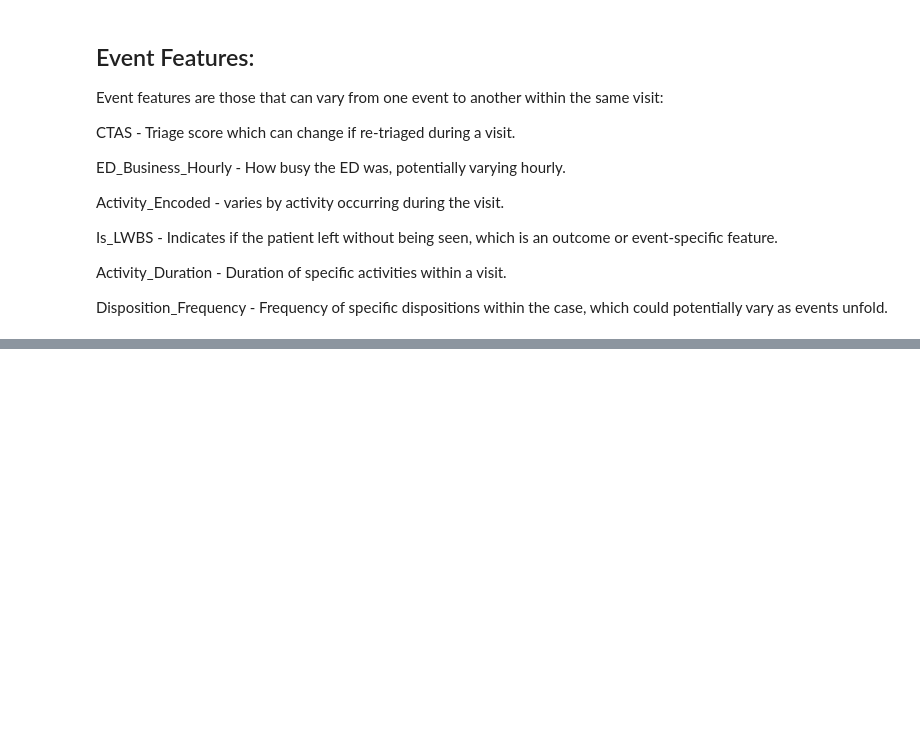
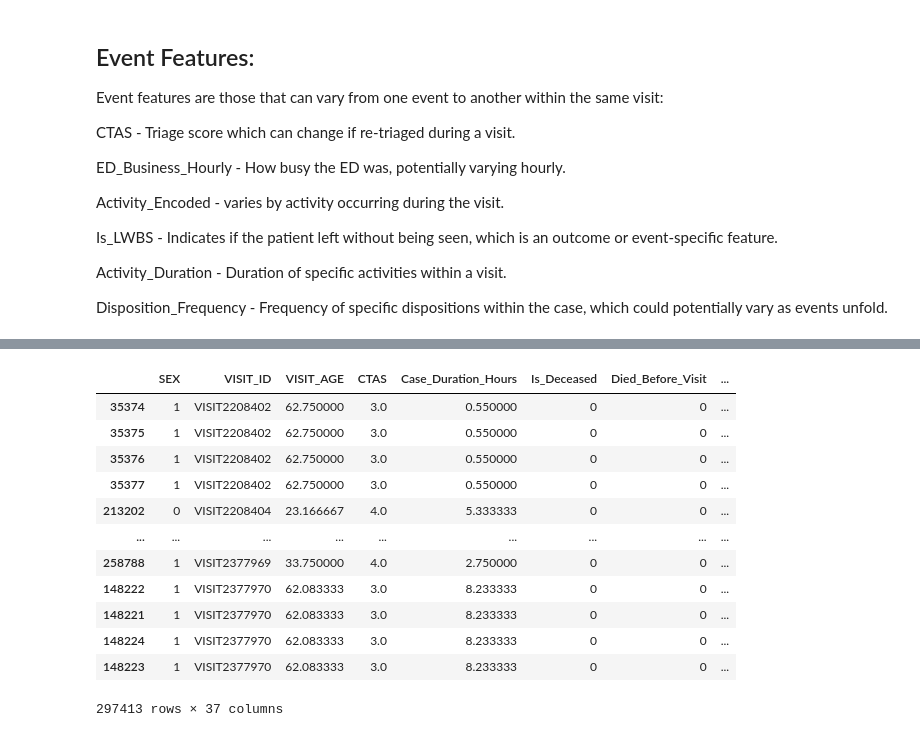
Before and after one commit to clariss95/Enhancing_XAI_MUN, a Jupyter notebook: deep_learning_model.ipynb, the cells around one changed output, grey strips where cells are left out. Saved outputs shown, nothing was run; the diff lists cells and outputs as text; code cells hidden in the pictures; blank space fills up the shorter version.

```diff
--- a/deep_learning_model.ipynb
+++ b/deep_learning_model.ipynb
@@ -183,0 +102,21 @@ Epoch 10/10
+# %%
+# Sort by VISIT_ID before grouping
+df_event_log_dl_sorted = df_event_log_dl.sort_values(by='VISIT_ID')
+grouped = df_event_log_dl_sorted.groupby('VISIT_ID')
+
+# Display the first few entries from each group
+grouped.head()
+# %% [output]
+|  | SEX | VISIT_ID | VISIT_AGE | CTAS | Case_Duration_Hours | Is_Deceased | Died_Before_Visit | ... |
+| 35374 | 1 | VISIT2208402 | 62.750000 | 3.0 | 0.550000 | 0 | 0 | ... |
+| 35375 | 1 | VISIT2208402 | 62.750000 | 3.0 | 0.550000 | 0 | 0 | ... |
+| 35376 | 1 | VISIT2208402 | 62.750000 | 3.0 | 0.550000 | 0 | 0 | ... |
+| 35377 | 1 | VISIT2208402 | 62.750000 | 3.0 | 0.550000 | 0 | 0 | ... |
+| 213202 | 0 | VISIT2208404 | 23.166667 | 4.0 | 5.333333 | 0 | 0 | ... |
+| ... | ... | ... | ... | ... | ... | ... | ... | ... |
+| 258788 | 1 | VISIT2377969 | 33.750000 | 4.0 | 2.750000 | 0 | 0 | ... |
+| 148222 | 1 | VISIT2377970 | 62.083333 | 3.0 | 8.233333 | 0 | 0 | ... |
+| 148221 | 1 | VISIT2377970 | 62.083333 | 3.0 | 8.233333 | 0 | 0 | ... |
+| 148224 | 1 | VISIT2377970 | 62.083333 | 3.0 | 8.233333 | 0 | 0 | ... |
+| 148223 | 1 | VISIT2377970 | 62.083333 | 3.0 | 8.233333 | 0 | 0 | ... |
+297413 rows × 37 columns
```
Also changed, not shown: parts of 23 cells of this notebook.
